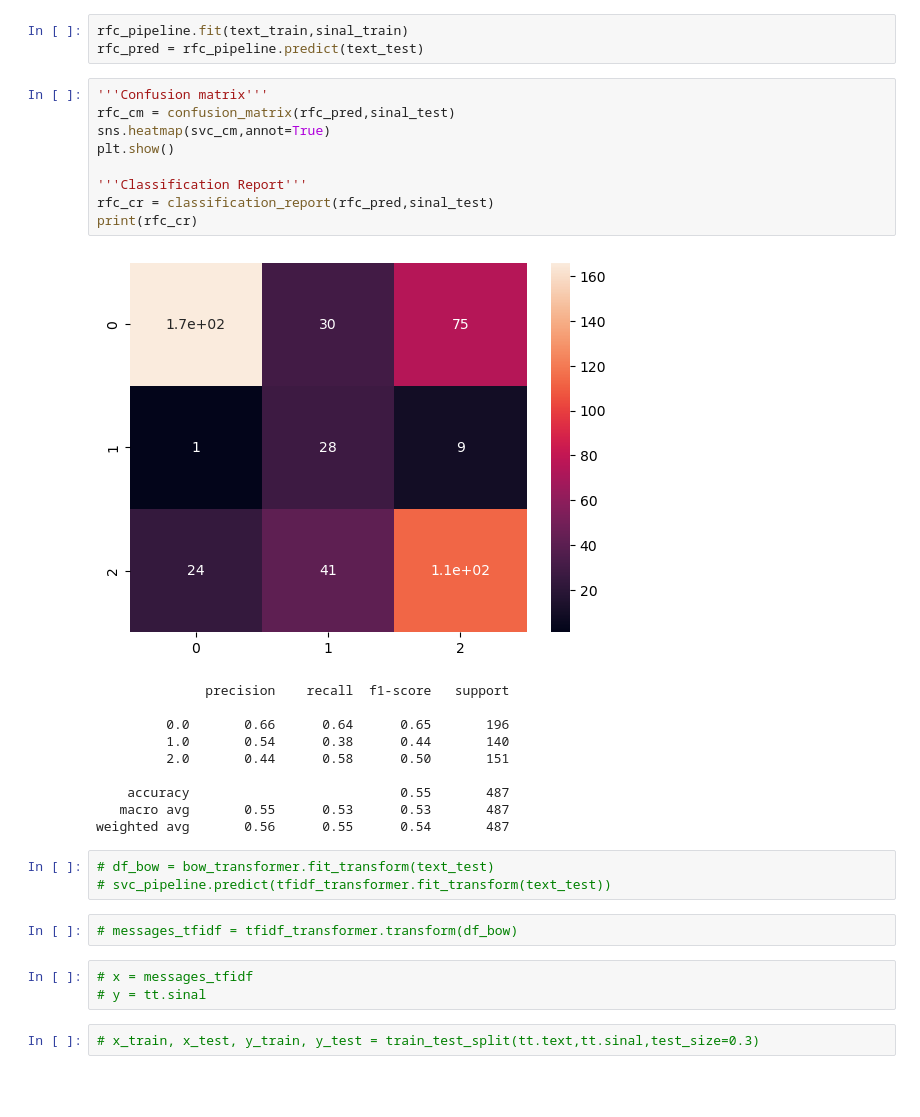
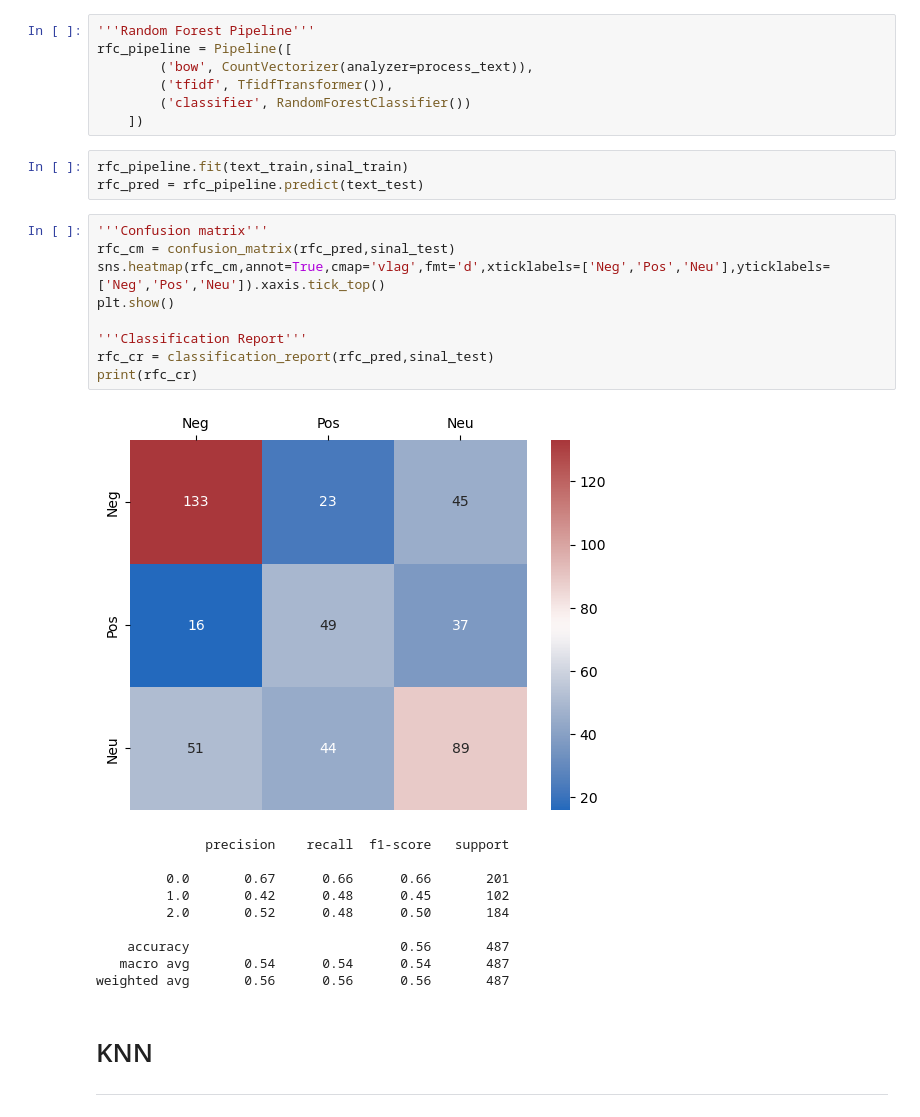
Before and after one commit to luizsouzars/Sentiment_Analysis, a Jupyter notebook: LES_sentiment.ipynb, the cells around one changed output. Drawn from its saved outputs; the diff is of its cells as text; blank space fills up the shorter version.

```diff
--- a/LES_sentiment.ipynb
+++ b/LES_sentiment.ipynb
@@ -175,33 +206,33 @@ weighted avg       0.72      0.63      0.65       487
+# %%
+'''Random Forest Pipeline'''
+rfc_pipeline = Pipeline([
+        ('bow', CountVectorizer(analyzer=process_text)),
+        ('tfidf', TfidfTransformer()),
+        ('classifier', RandomForestClassifier())
+    ])
 # %%
 rfc_pipeline.fit(text_train,sinal_train)
 rfc_pred = rfc_pipeline.predict(text_test)
 # %%
 '''Confusion matrix'''
 rfc_cm = confusion_matrix(rfc_pred,sinal_test)
-sns.heatmap(svc_cm,annot=True)
+sns.heatmap(rfc_cm,annot=True,cmap='vlag',fmt='d',xticklabels=['Neg','Pos','Neu'],yticklabels=['Neg','Pos','Neu']).xaxis.tick_top()
 plt.show()
 
 '''Classification Report'''
 rfc_cr = classification_report(rfc_pred,sinal_test)
 print(rfc_cr)
 # %% [output]
-[figure, old version]
+[figure, new version]
               precision    recall  f1-score   support
 
-         0.0       0.66      0.64      0.65       196
-         1.0       0.54      0.38      0.44       140
-         2.0       0.44      0.58      0.50       151
+         0.0       0.67      0.66      0.66       201
+         1.0       0.42      0.48      0.45       102
+         2.0       0.52      0.48      0.50       184
 
-    accuracy                           0.55       487
-   macro avg       0.55      0.53      0.53       487
-weighted avg       0.56      0.55      0.54       487
+    accuracy                           0.56       487
+   macro avg       0.54      0.54      0.54       487
+weighted avg       0.56      0.56      0.56       487
-# %%
-# df_bow = bow_transformer.fit_transform(text_test)
-# svc_pipeline.predict(tfidf_transformer.fit_transform(text_test))
-# %%
-# messages_tfidf = tfidf_transformer.transform(df_bow)
-# %%
-# x = messages_tfidf
-# y = tt.sinal
-# %%
-# x_train, x_test, y_train, y_test = train_test_split(tt.text,tt.sinal,test_size=0.3)
+# %% [markdown]
+# KNN
+___
```
Also changed, not shown: parts of 33 cells of this notebook.
